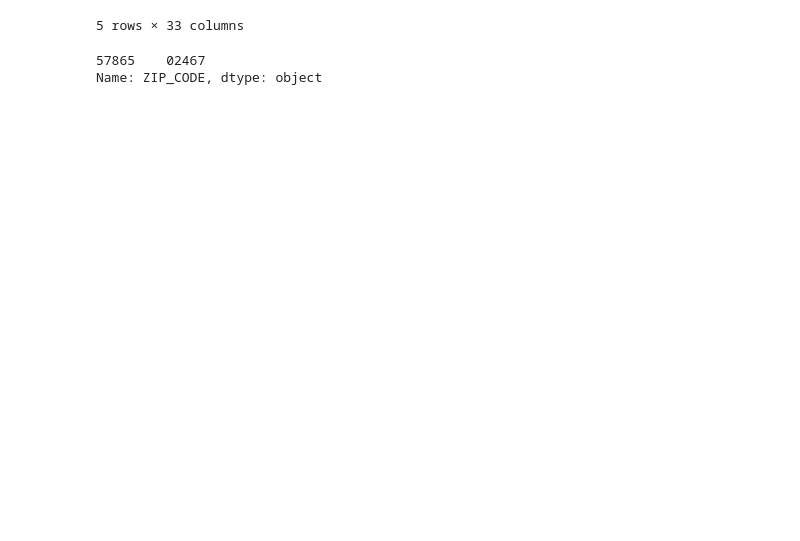
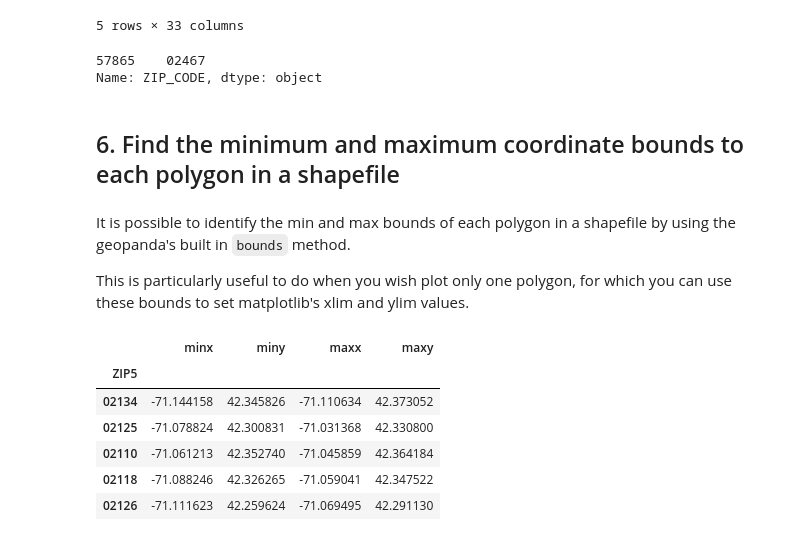
Before and after one commit to sedelmeyer/geopandas-tutorial, a Jupyter notebook: geopandas-tutorial.ipynb, the cells around one changed output. Cells and saved outputs as stored; diff of their text form; code cells hidden in the pictures; blank space fills up the shorter version.

Commit message:
bounds: identify polygon x and y lims

```diff
--- a/geopandas-tutorial.ipynb
+++ b/geopandas-tutorial.ipynb
@@ -587,3 +595,22 @@ print(gdf_sam.loc[gdf_sam['ZIP5'].isnull()]['ZIP_CODE'])
 # %% [output]
 57865    02467
 Name: ZIP_CODE, dtype: object
+# %% [markdown]
+## 6. Find the minimum and maximum coordinate bounds to each polygon in a shapefile
+# %% [markdown]
+It is possible to identify the min and max bounds of each polygon in a shapefile by using the geopanda's built in `bounds` method.
+
+This is particularly useful to do when you wish plot only one polygon, for which you can use these bounds to set matplotlib's xlim and ylim values.
+# %%
+# create dataframe containing x and y limits for each zipcode shape
+df_zipbounds = pd.DataFrame(gdf_zipshapes['geometry'].bounds.set_index(gdf_zipshapes['ZIP5']))
+
+df_zipbounds.head()
+# %% [output]
+|  | minx | miny | maxx | maxy |
+| ZIP5 |  |  |  |  |
+| 02134 | -71.144158 | 42.345826 | -71.110634 | 42.373052 |
+| 02125 | -71.078824 | 42.300831 | -71.031368 | 42.330800 |
+| 02110 | -71.061213 | 42.352740 | -71.045859 | 42.364184 |
+| 02118 | -71.088246 | 42.326265 | -71.059041 | 42.347522 |
+| 02126 | -71.111623 | 42.259624 | -71.069495 | 42.291130 |
```
Also changed, not shown: parts of 3 cells of this notebook.
